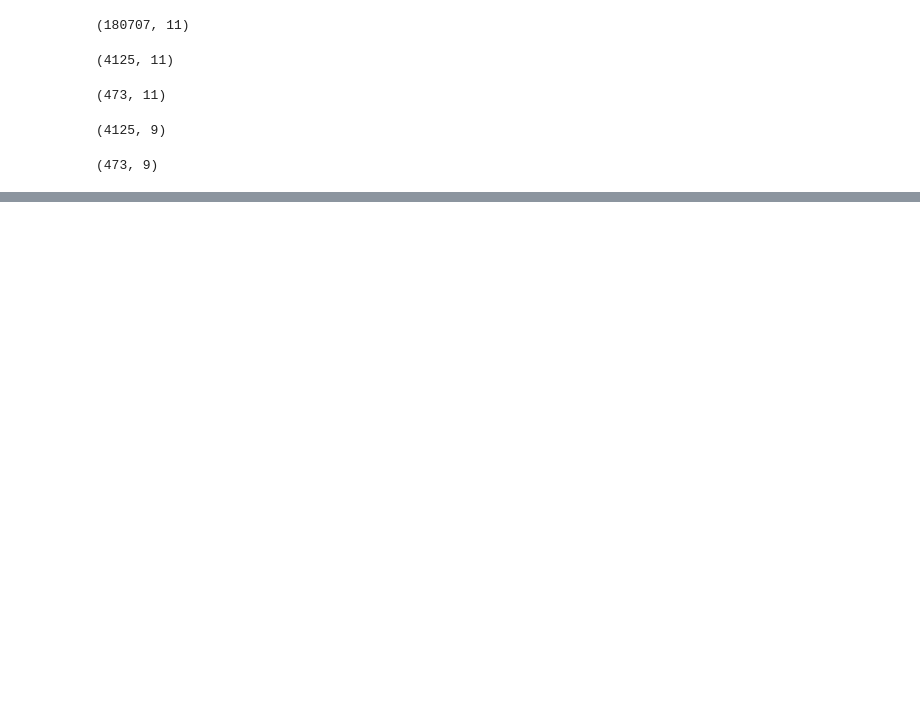
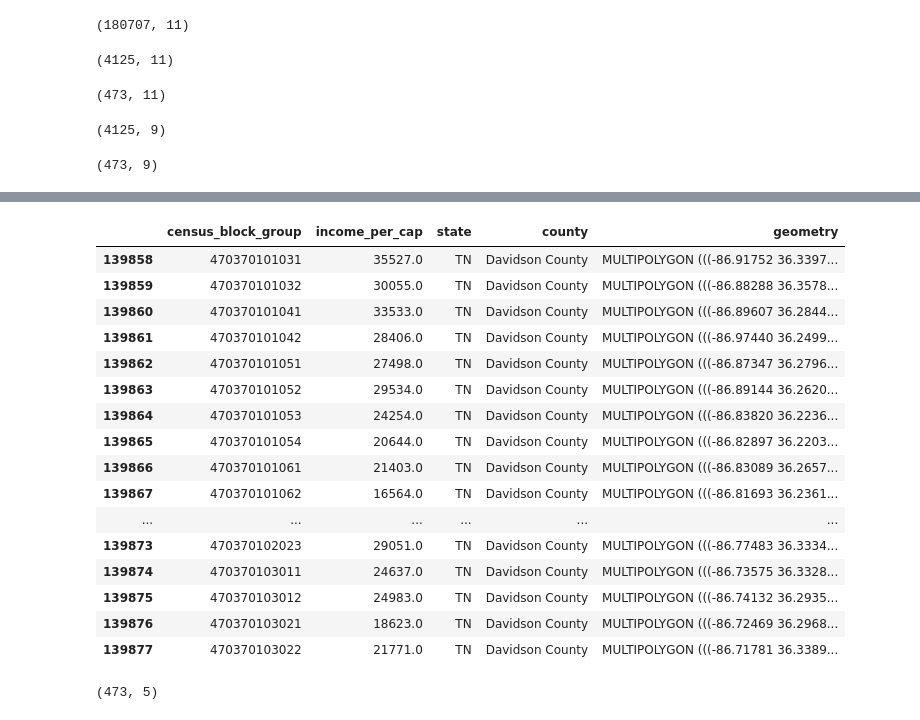
Before and after one commit to AmandaPartlow/TN_Public_School_Disparities, a Jupyter notebook: notebooks/geojson_file.ipynb, the cells around one changed output, grey strips where cells are left out. Saved outputs shown, nothing was run; the diff lists cells and outputs as text; code cells hidden in the pictures; blank space fills up the shorter version.

Commit message:
saved davidson per_cap as a geojson; need to do the same for race and income

```diff
--- a/notebooks/geojson_file.ipynb
+++ b/notebooks/geojson_file.ipynb
@@ -11,0 +10,3 @@ epsg:4326
+# %%
+geometry.crs = "EPSG:4326"
+print(geometry.crs)
@@ -119,3 +122,11 @@ Davidson_per_cap.head()
 | 139860 | 470370101041 | 33533.0 | 47 | 037 | 010104 | 1 | 470370101041 | ... |
 | 139861 | 470370101042 | 28406.0 | 47 | 037 | 010104 | 2 | 470370101042 | ... |
 | 139862 | 470370101051 | 27498.0 | 47 | 037 | 010105 | 1 | 470370101051 | ... |
+# %%
+Davidson_per_cap = Davidson_per_cap[['census_block_group',
+                                     'income_per_cap',
+                                     'State',
+                                     'County',
+                                     'geometry']]
+
+Davidson_per_cap.head()
@@ -121,0 +140,26 @@ Davidson_per_cap.head()
+# %%
+Davidson_per_cap = Davidson_per_cap.rename(columns={'State': 'state',
+                                                    'County': 'county'})
+Davidson_per_cap.head(20)
+# %% [output]
+|  | census_block_group | income_per_cap | state | county | geometry |
+| 139858 | 470370101031 | 35527.0 | TN | Davidson County | MULTIPOLYGON (((-86.91752 36.3397... |
+| 139859 | 470370101032 | 30055.0 | TN | Davidson County | MULTIPOLYGON (((-86.88288 36.3578... |
+| 139860 | 470370101041 | 33533.0 | TN | Davidson County | MULTIPOLYGON (((-86.89607 36.2844... |
+| 139861 | 470370101042 | 28406.0 | TN | Davidson County | MULTIPOLYGON (((-86.97440 36.2499... |
+| 139862 | 470370101051 | 27498.0 | TN | Davidson County | MULTIPOLYGON (((-86.87347 36.2796... |
+| 139863 | 470370101052 | 29534.0 | TN | Davidson County | MULTIPOLYGON (((-86.89144 36.2620... |
+| 139864 | 470370101053 | 24254.0 | TN | Davidson County | MULTIPOLYGON (((-86.83820 36.2236... |
+| 139865 | 470370101054 | 20644.0 | TN | Davidson County | MULTIPOLYGON (((-86.82897 36.2203... |
+| 139866 | 470370101061 | 21403.0 | TN | Davidson County | MULTIPOLYGON (((-86.83089 36.2657... |
+| 139867 | 470370101062 | 16564.0 | TN | Davidson County | MULTIPOLYGON (((-86.81693 36.2361... |
+| ... | ... | ... | ... | ... | ... |
+| 139873 | 470370102023 | 29051.0 | TN | Davidson County | MULTIPOLYGON (((-86.77483 36.3334... |
+| 139874 | 470370103011 | 24637.0 | TN | Davidson County | MULTIPOLYGON (((-86.73575 36.3328... |
+| 139875 | 470370103012 | 24983.0 | TN | Davidson County | MULTIPOLYGON (((-86.74132 36.2935... |
+| 139876 | 470370103021 | 18623.0 | TN | Davidson County | MULTIPOLYGON (((-86.72469 36.2968... |
+| 139877 | 470370103022 | 21771.0 | TN | Davidson County | MULTIPOLYGON (((-86.71781 36.3389... |
+# %%
+Davidson_per_cap.shape
+# %% [output]
+(473, 5)
```
Also changed, not shown: parts of 6 cells of this notebook, 1 other file.
